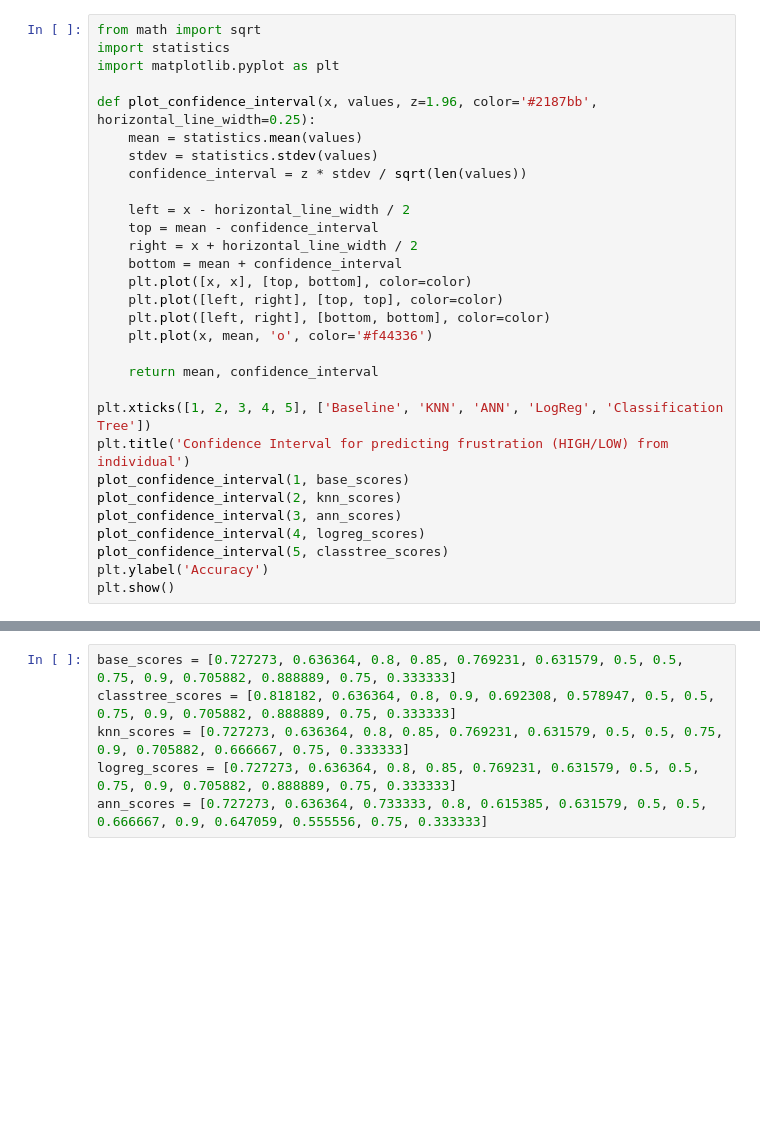
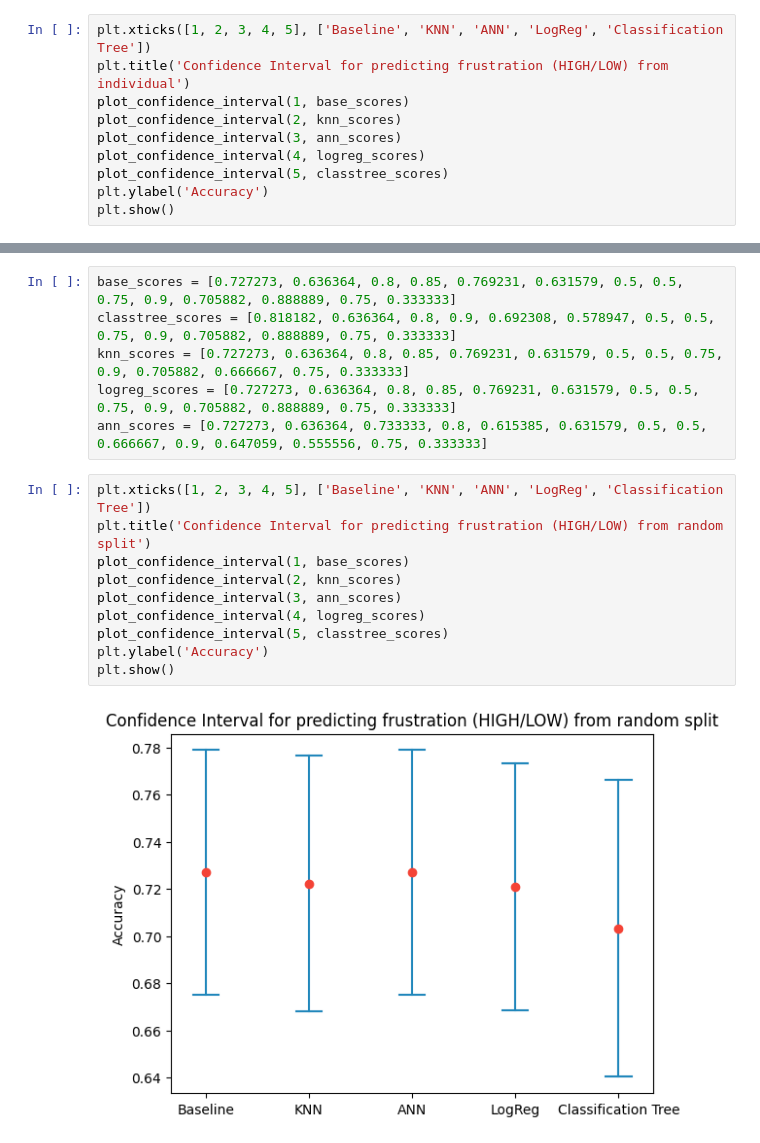
Before and after one commit to Apros7/DTU-AI-Statistics, a Jupyter notebook: AI Stat/Project/confidence_interval.ipynb, the cells around one changed output, grey strips where cells are left out. Drawn from its saved outputs; the diff is of its cells as text; blank space fills up the shorter version.

```diff
--- a/AI Stat/Project/confidence_interval.ipynb
+++ b/AI Stat/Project/confidence_interval.ipynb
@@ -87,26 +67,6 @@ knn_scores = [0.75, 0.666667, 0.666667, 0.666667, 0.583333, 0.5, 0.583333, 0.583
 logreg_scores = [0.75, 0.666667, 0.666667, 0.666667, 0.583333, 0.5, 0.583333, 0.833333, 0.666667, 0.916667, 0.916667, 0.75, 1.0, 0.583333]
 ann_scores = [0.75, 0.666667, 0.666667, 0.666667, 0.583333, 0.5, 0.583333, 0.833333, 0.666667, 0.916667, 0.916667, 0.75, 1.0, 0.583333]
 # %%
-from math import sqrt
-import statistics
-import matplotlib.pyplot as plt
-
-def plot_confidence_interval(x, values, z=1.96, color='#2187bb', horizontal_line_width=0.25):
-    mean = statistics.mean(values)
-    stdev = statistics.stdev(values)
-    confidence_interval = z * stdev / sqrt(len(values))
-
-    left = x - horizontal_line_width / 2
-    top = mean - confidence_interval
-    right = x + horizontal_line_width / 2
-    bottom = mean + confidence_interval
-    plt.plot([x, x], [top, bottom], color=color)
-    plt.plot([left, right], [top, top], color=color)
-    plt.plot([left, right], [bottom, bottom], color=color)
-    plt.plot(x, mean, 'o', color='#f44336')
-
-    return mean, confidence_interval
-
 plt.xticks([1, 2, 3, 4, 5], ['Baseline', 'KNN', 'ANN', 'LogReg', 'Classification Tree'])
 plt.title('Confidence Interval for predicting frustration (HIGH/LOW) from individual')
 plot_confidence_interval(1, base_scores)
@@ -126,3 +86,15 @@ classtree_scores = [0.818182, 0.636364, 0.8, 0.9, 0.692308, 0.578947, 0.5, 0.5,
 knn_scores = [0.727273, 0.636364, 0.8, 0.85, 0.769231, 0.631579, 0.5, 0.5, 0.75, 0.9, 0.705882, 0.666667, 0.75, 0.333333]
 logreg_scores = [0.727273, 0.636364, 0.8, 0.85, 0.769231, 0.631579, 0.5, 0.5, 0.75, 0.9, 0.705882, 0.888889, 0.75, 0.333333]
 ann_scores = [0.727273, 0.636364, 0.733333, 0.8, 0.615385, 0.631579, 0.5, 0.5, 0.666667, 0.9, 0.647059, 0.555556, 0.75, 0.333333]
+# %%
+plt.xticks([1, 2, 3, 4, 5], ['Baseline', 'KNN', 'ANN', 'LogReg', 'Classification Tree'])
+plt.title('Confidence Interval for predicting frustration (HIGH/LOW) from random split')
+plot_confidence_interval(1, base_scores)
+plot_confidence_interval(2, knn_scores)
+plot_confidence_interval(3, ann_scores)
+plot_confidence_interval(4, logreg_scores)
+plot_confidence_interval(5, classtree_scores)
+plt.ylabel('Accuracy')
+plt.show()
+# %% [output]
+[figure, added]
```
Also changed, not shown: parts of 7 cells of this notebook, 2 other files.
